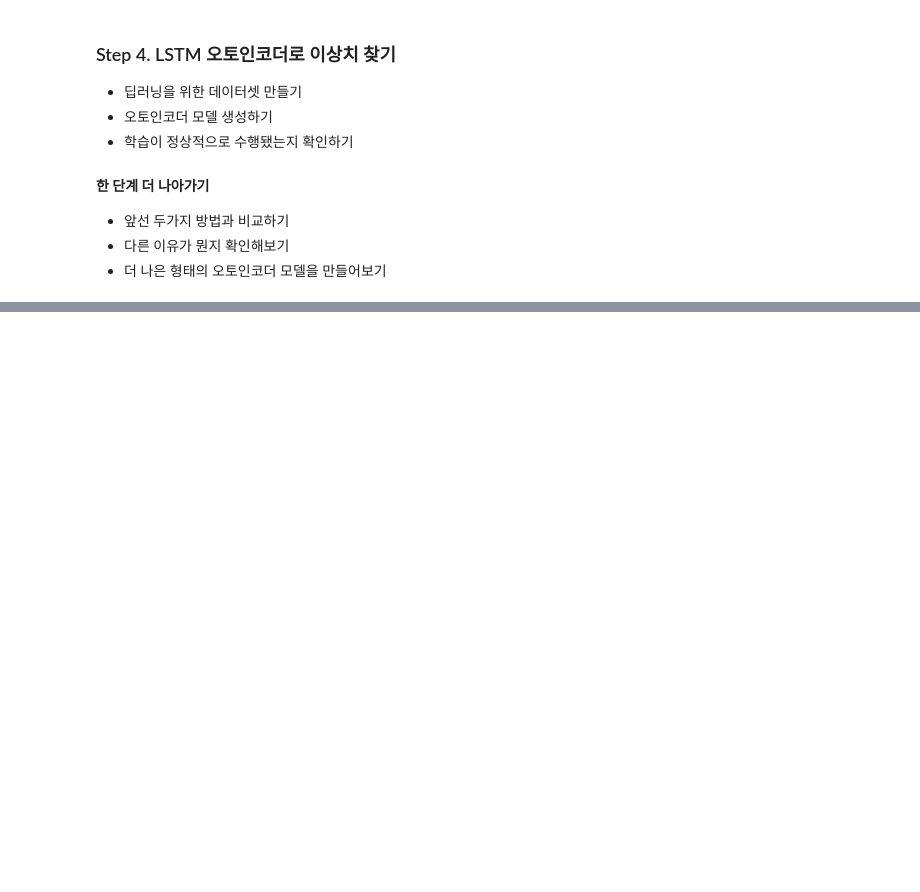
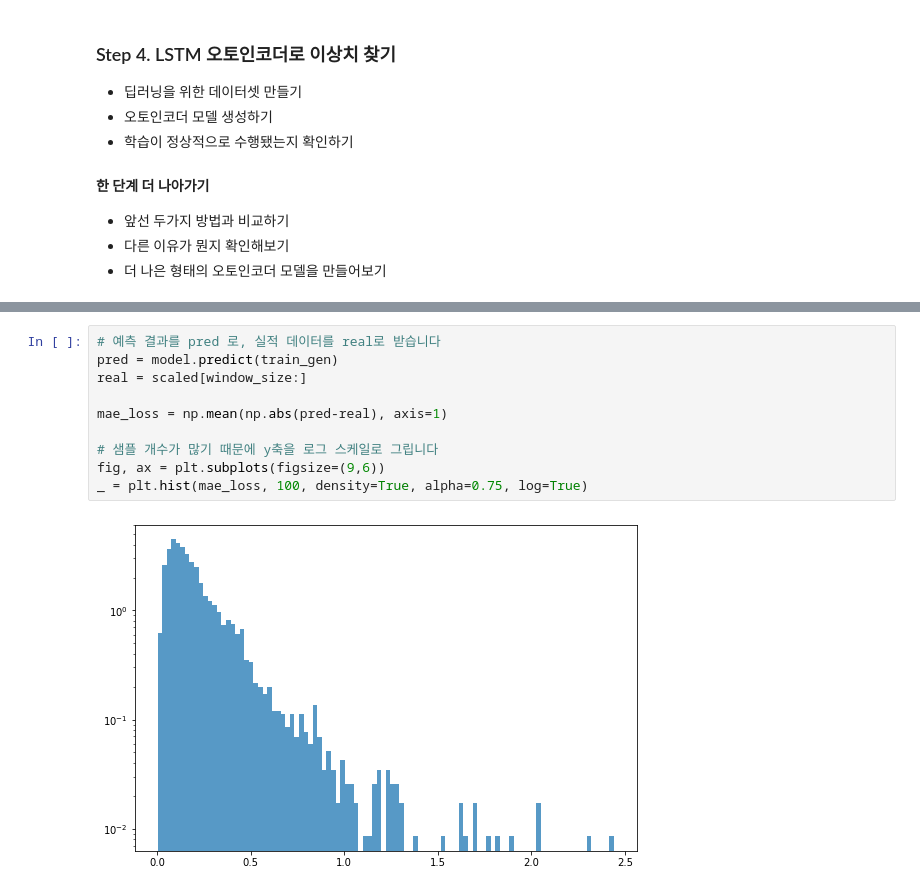
Before and after one commit to JPumpkin645/AIFFEL, a Jupyter notebook: Week_13/Ex_20_시계열_데이터에서_이상치_찾기.ipynb, the cells around one changed output, grey strips where cells are left out. Drawn from its saved outputs; the diff is of its cells as text; blank space fills up the shorter version.

```diff
--- a/Week_13/Ex_20_시계열_데이터에서_이상치_찾기.ipynb
+++ b/Week_13/Ex_20_시계열_데이터에서_이상치_찾기.ipynb
@@ -229,0 +557,12 @@ ValueError: Can only compare identically-labeled Series objects
+# %%
+# 예측 결과를 pred 로, 실적 데이터를 real로 받습니다
+pred = model.predict(train_gen)
+real = scaled[window_size:]
+
+mae_loss = np.mean(np.abs(pred-real), axis=1)
+
+# 샘플 개수가 많기 때문에 y축을 로그 스케일로 그립니다
+fig, ax = plt.subplots(figsize=(9,6))
+_ = plt.hist(mae_loss, 100, density=True, alpha=0.75, log=True)
+# %% [output]
+[figure, added]
```
Also changed, not shown: parts of 51 cells of this notebook.
